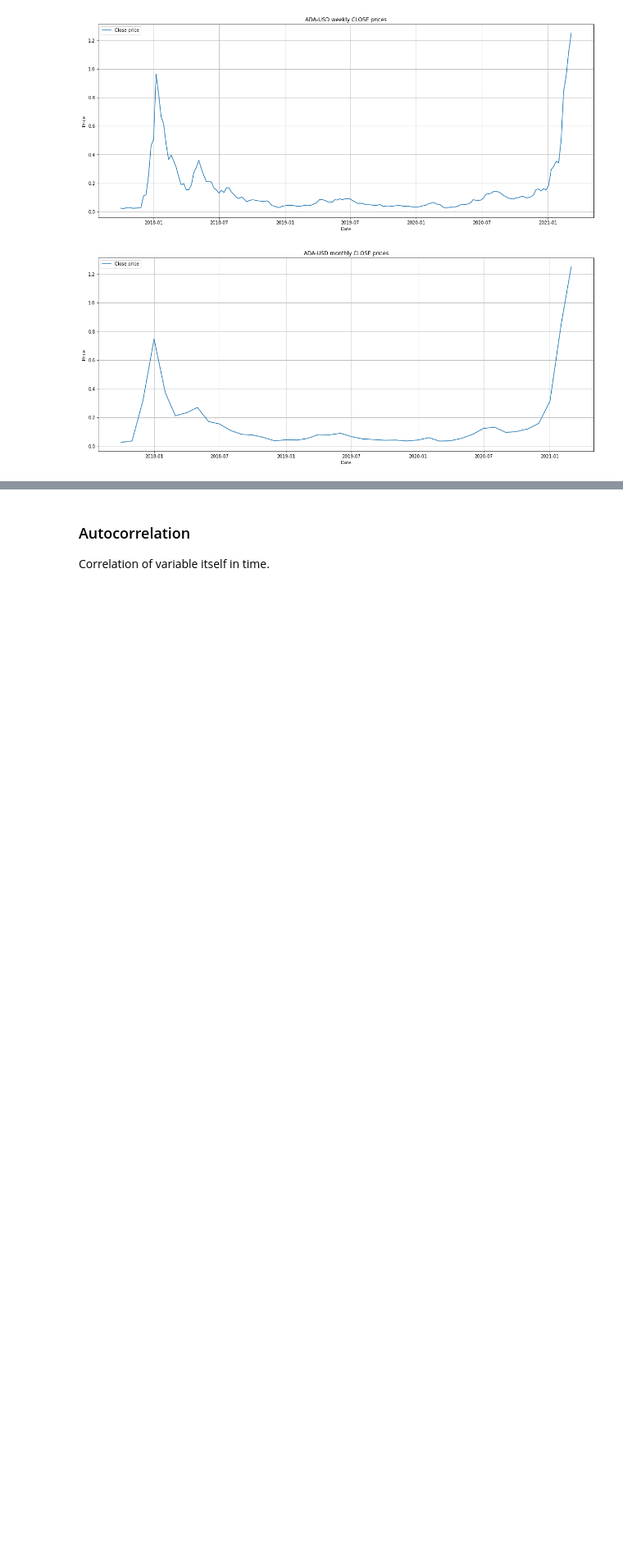
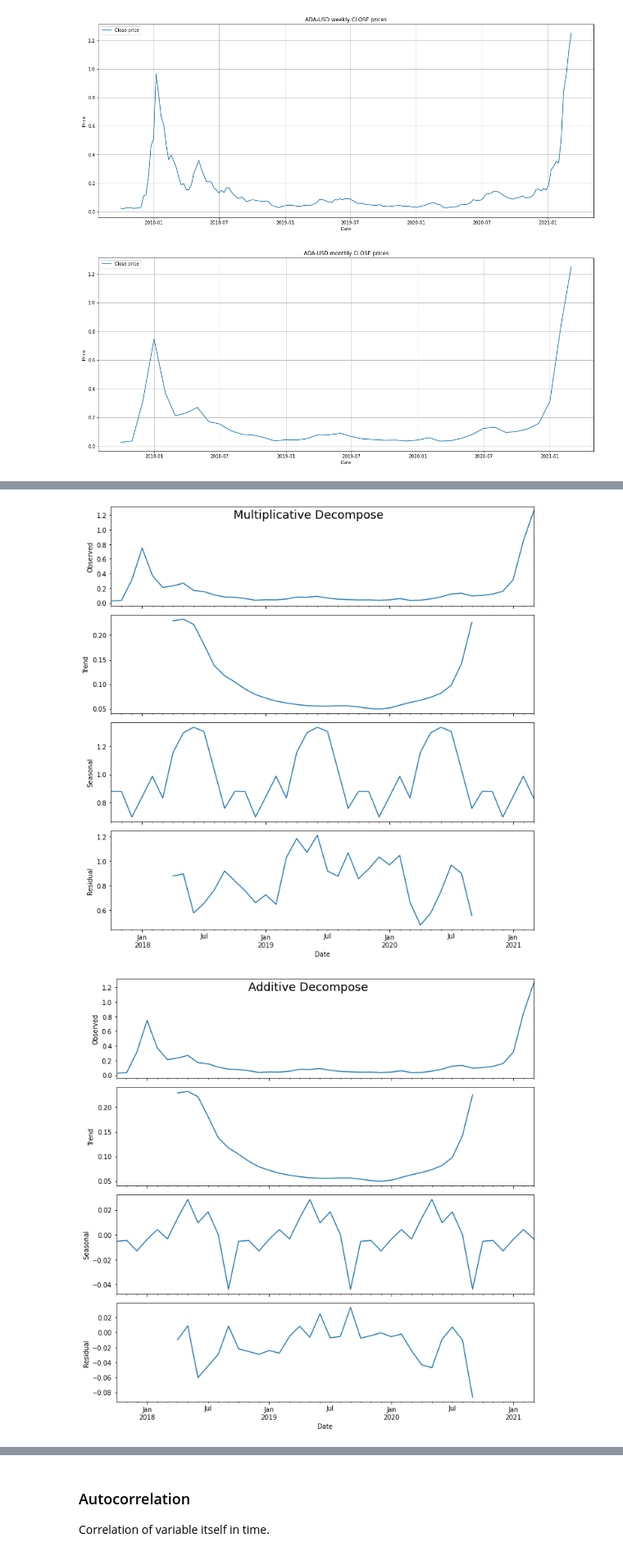
Before and after one commit to reibek/progn-semestral-work, a Jupyter notebook: Progonstics_Semestral_work.ipynb, the cells around one changed output, grey strips where cells are left out. Shown at 82% size. Cells and saved outputs as stored; diff of their text form; code cells hidden in the pictures; blank space fills up the shorter version.

```diff
--- a/Progonstics_Semestral_work.ipynb
+++ b/Progonstics_Semestral_work.ipynb
@@ -244,24 +245,26 @@ DatetimeIndex(['2017-10-01', '2017-10-02', '2017-10-03', '2017-10-04',
 # %% [markdown]
 Create datasets of week and month averages.
 # %%
-dataset_d = dataset
-dataset_w = dataset['Close'].resample('W').mean()
-dataset_m = dataset['Close'].resample('MS').mean()
+close_d = dataset['Close']
+close_w = dataset['Close'].resample('W').mean()
+close_m = dataset['Close'].resample('MS').mean()
 
-plot_data(x=dataset_d.index,
-          y=[(dataset_d.Close, 'Close price')],
+rcParams['figure.figsize'] = 20, 8
+
+plot_data(x=close_d.index,
+          y=[(close_d, 'Close price')],
           x_label='Date',
           y_label='Price',
           fig_title='ADA-USD daily CLOSE prices')
 
-plot_data(x=dataset_w.index,
-          y=[(dataset_w, 'Close price')],
+plot_data(x=close_w.index,
+          y=[(close_w, 'Close price')],
           x_label='Date',
           y_label='Price',
           fig_title='ADA-USD weekly CLOSE prices')
 
-plot_data(x=dataset_m.index,
-          y=[(dataset_m, 'Close price')],
+plot_data(x=close_m.index,
+          y=[(close_m, 'Close price')],
           x_label='Date',
           y_label='Price',
           fig_title='ADA-USD monthly CLOSE prices')
@@ -272,2 +277,17 @@ plot_data(x=dataset_m.index,
+# %%
+# Multiplicative Decomposition
+result_mul = seasonal_decompose(close_m, model='multiplicative')
+
+# Additive Decomposition
+result_add = seasonal_decompose(close_m, model='additive')
+
+# Plot
+rcParams['figure.figsize'] = 10, 10
+result_mul.plot().suptitle('Multiplicative Decompose', fontsize=18)
+result_add.plot().suptitle('Additive Decompose', fontsize=18)
+plt.show()
+# %% [output]
+[figure, added]
+[figure, added]
 # %% [markdown]
 # Analysis
```
Also changed, not shown: parts of 6 cells of this notebook.
